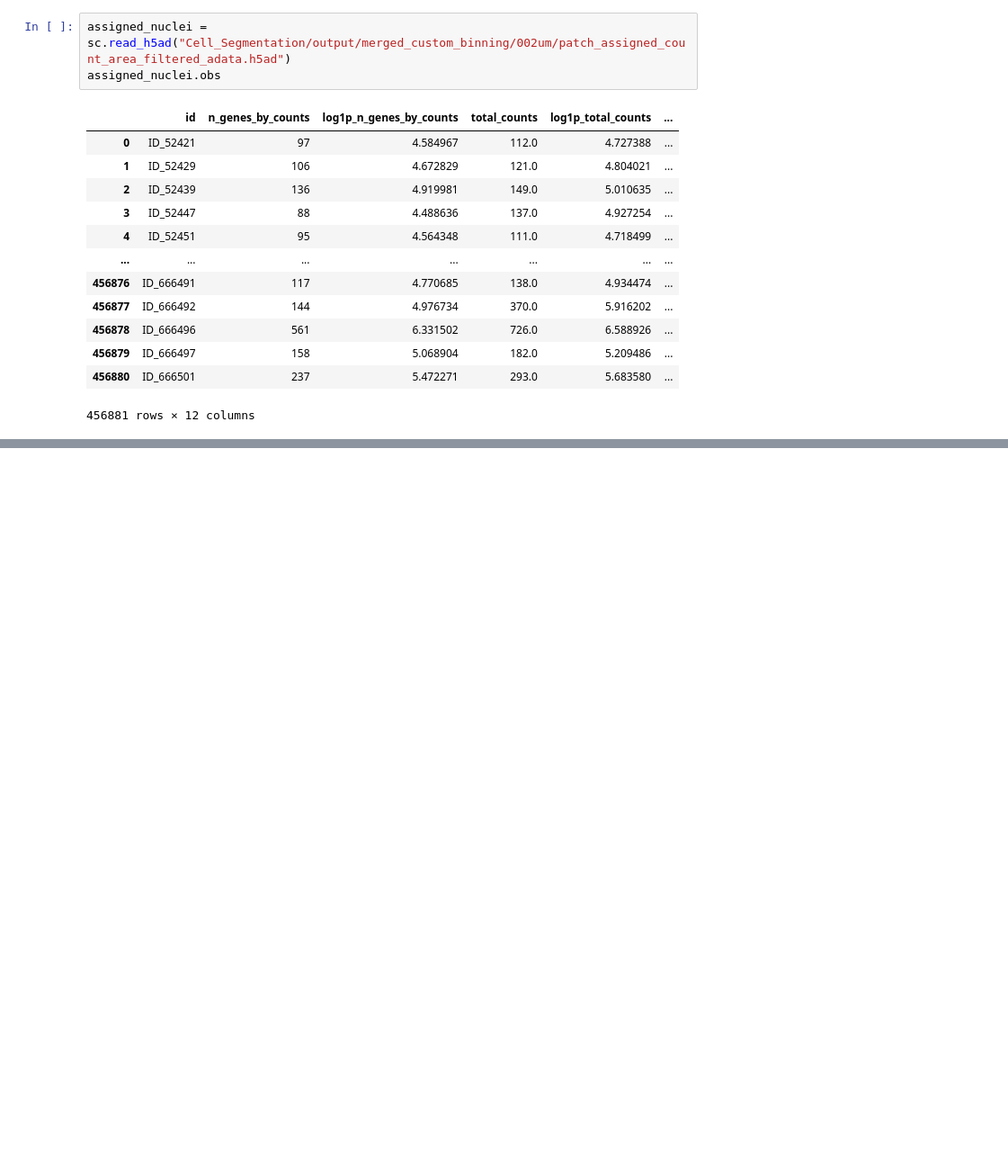
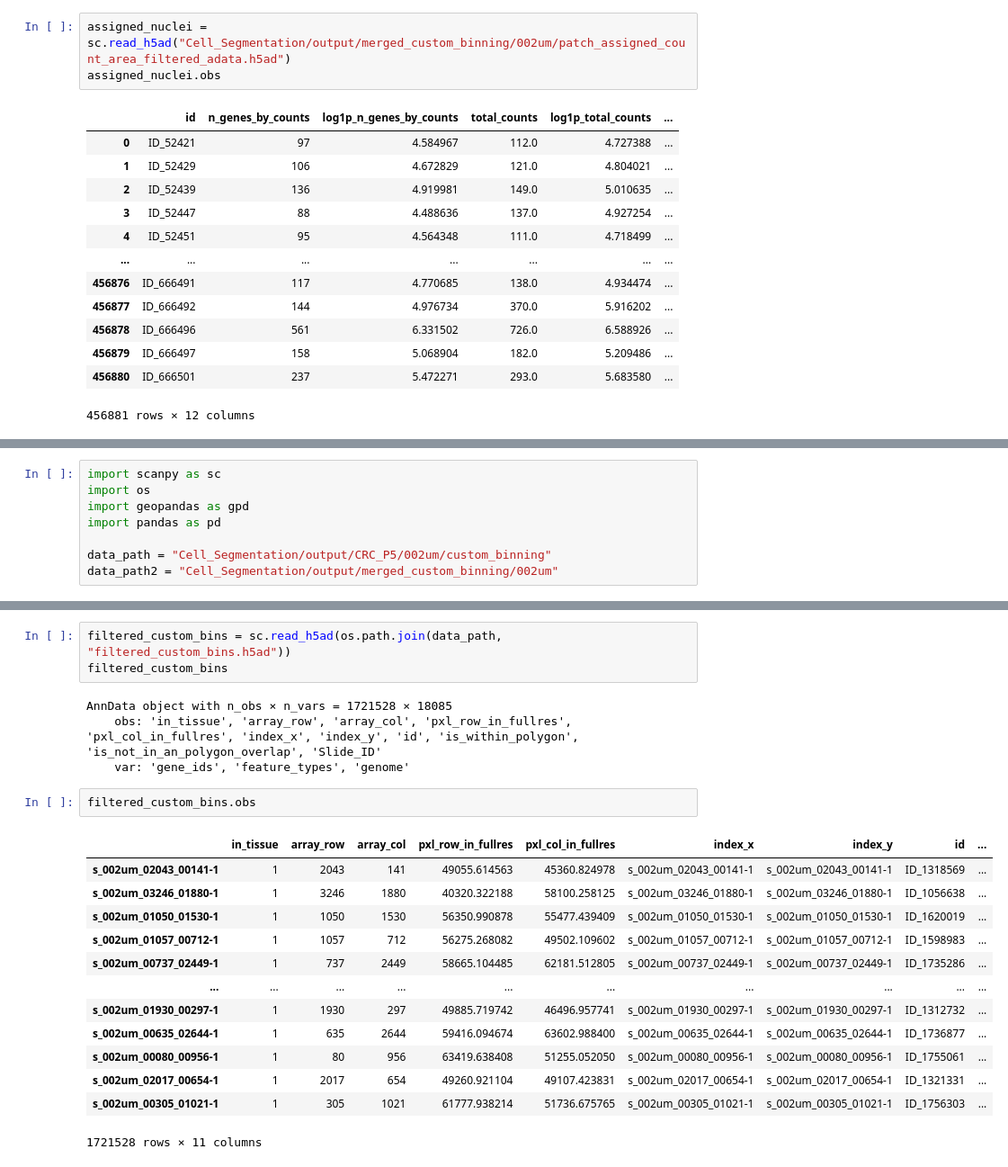
Before and after one commit to CharlieNotChaplin/Genomosaic, a Jupyter notebook: test_file_contents.ipynb, the cells around one changed output, grey strips where cells are left out. Shown at 90% size. Cells and saved outputs as stored; diff of their text form; blank space fills up the shorter version.

```diff
--- a/test_file_contents.ipynb
+++ b/test_file_contents.ipynb
@@ -388,0 +343,8 @@ for person in people:
+# %%
+import scanpy as sc
+import os
+import geopandas as gpd
+import pandas as pd
+
+data_path = "Cell_Segmentation/output/CRC_P5/002um/custom_binning"
+data_path2 = "Cell_Segmentation/output/merged_custom_binning/002um"
@@ -388,0 +359,23 @@ for person in people:
+# %%
+filtered_custom_bins = sc.read_h5ad(os.path.join(data_path, "filtered_custom_bins.h5ad"))
+filtered_custom_bins
+# %% [output]
+AnnData object with n_obs × n_vars = 1721528 × 18085
+    obs: 'in_tissue', 'array_row', 'array_col', 'pxl_row_in_fullres', 'pxl_col_in_fullres', 'index_x', 'index_y', 'id', 'is_within_polygon', 'is_not_in_an_polygon_overlap', 'Slide_ID'
+    var: 'gene_ids', 'feature_types', 'genome'
+# %%
+filtered_custom_bins.obs
+# %% [output]
+|  | in_tissue | array_row | array_col | pxl_row_in_fullres | pxl_col_in_fullres | index_x | index_y | id | ... |
+| s_002um_02043_00141-1 | 1 | 2043 | 141 | 49055.614563 | 45360.824978 | s_002um_02043_00141-1 | s_002um_02043_00141-1 | ID_1318569 | ... |
+| s_002um_03246_01880-1 | 1 | 3246 | 1880 | 40320.322188 | 58100.258125 | s_002um_03246_01880-1 | s_002um_03246_01880-1 | ID_1056638 | ... |
+| s_002um_01050_01530-1 | 1 | 1050 | 1530 | 56350.990878 | 55477.439409 | s_002um_01050_01530-1 | s_002um_01050_01530-1 | ID_1620019 | ... |
+| s_002um_01057_00712-1 | 1 | 1057 | 712 | 56275.268082 | 49502.109602 | s_002um_01057_00712-1 | s_002um_01057_00712-1 | ID_1598983 | ... |
+| s_002um_00737_02449-1 | 1 | 737 | 2449 | 58665.104485 | 62181.512805 | s_002um_00737_02449-1 | s_002um_00737_02449-1 | ID_1735286 | ... |
+| ... | ... | ... | ... | ... | ... | ... | ... | ... | ... |
+| s_002um_01930_00297-1 | 1 | 1930 | 297 | 49885.719742 | 46496.957741 | s_002um_01930_00297-1 | s_002um_01930_00297-1 | ID_1312732 | ... |
+| s_002um_00635_02644-1 | 1 | 635 | 2644 | 59416.094674 | 63602.988400 | s_002um_00635_02644-1 | s_002um_00635_02644-1 | ID_1736877 | ... |
+| s_002um_00080_00956-1 | 1 | 80 | 956 | 63419.638408 | 51255.052050 | s_002um_00080_00956-1 | s_002um_00080_00956-1 | ID_1755061 | ... |
+| s_002um_02017_00654-1 | 1 | 2017 | 654 | 49260.921104 | 49107.423831 | s_002um_02017_00654-1 | s_002um_02017_00654-1 | ID_1321331 | ... |
+| s_002um_00305_01021-1 | 1 | 305 | 1021 | 61777.938214 | 51736.675765 | s_002um_00305_01021-1 | s_002um_00305_01021-1 | ID_1756303 | ... |
+1721528 rows × 11 columns
```
Also changed, not shown: parts of 50 cells of this notebook.
